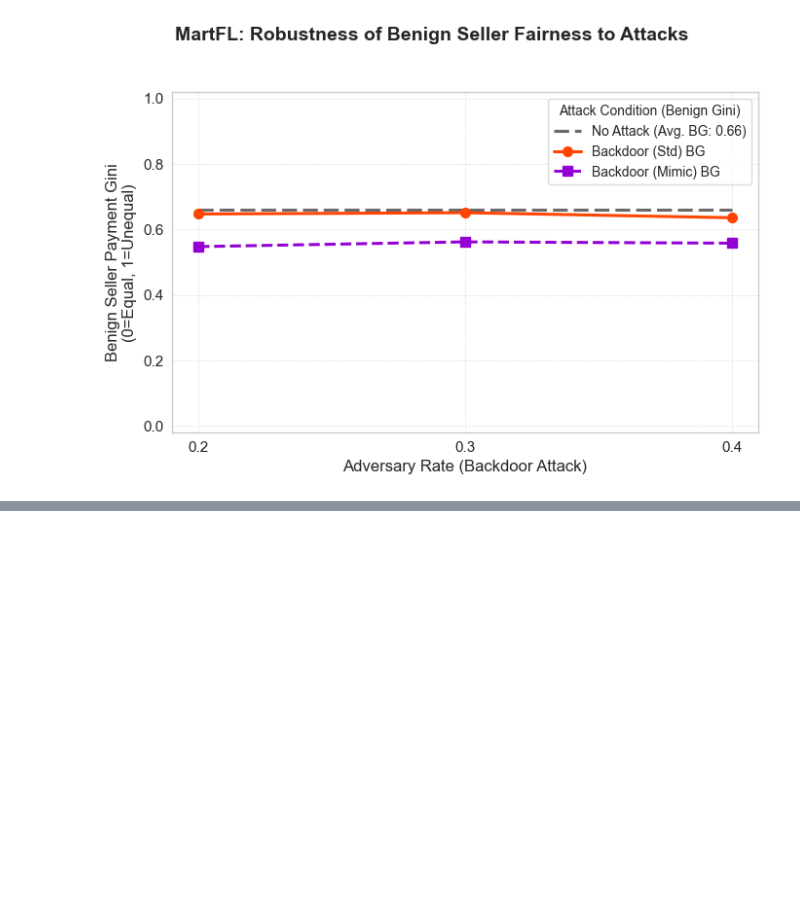
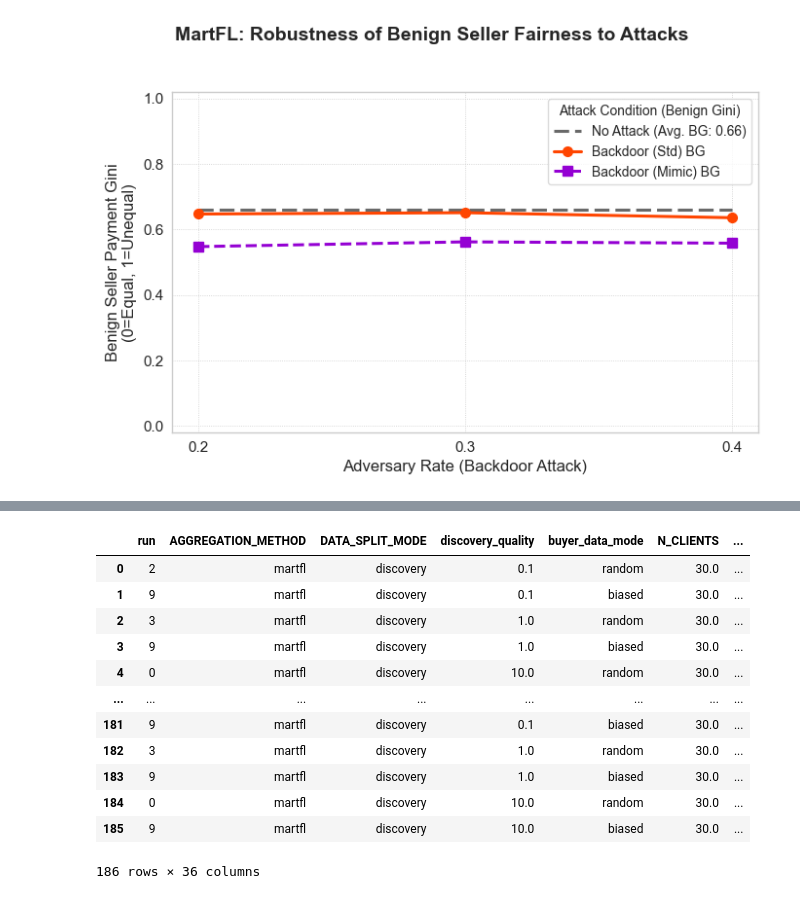
Before and after one commit to szyszyzys/poison_data_valuation, a Jupyter notebook: visual_results.ipynb, the cells around one changed output, grey strips where cells are left out. Drawn from its saved outputs; the diff is of its cells as text; code cells hidden in the pictures; blank space fills up the shorter version.

```diff
--- a/visual_results.ipynb
+++ b/visual_results.ipynb
@@ -1455 +1646,17 @@ else:
+# %%
+summary_df_avg
+# %% [output]
+|  | run | AGGREGATION_METHOD | DATA_SPLIT_MODE | discovery_quality | buyer_data_mode | N_CLIENTS | ... |
+| 0 | 2 | martfl | discovery | 0.1 | random | 30.0 | ... |
+| 1 | 9 | martfl | discovery | 0.1 | biased | 30.0 | ... |
+| 2 | 3 | martfl | discovery | 1.0 | random | 30.0 | ... |
+| 3 | 9 | martfl | discovery | 1.0 | biased | 30.0 | ... |
+| 4 | 0 | martfl | discovery | 10.0 | random | 30.0 | ... |
+| ... | ... | ... | ... | ... | ... | ... | ... |
+| 181 | 9 | martfl | discovery | 0.1 | biased | 30.0 | ... |
+| 182 | 3 | martfl | discovery | 1.0 | random | 30.0 | ... |
+| 183 | 9 | martfl | discovery | 1.0 | biased | 30.0 | ... |
+| 184 | 0 | martfl | discovery | 10.0 | random | 30.0 | ... |
+| 185 | 9 | martfl | discovery | 10.0 | biased | 30.0 | ... |
+186 rows × 36 columns
 # %%
```
Also changed, not shown: parts of 2 cells of this notebook, 1 other file.
